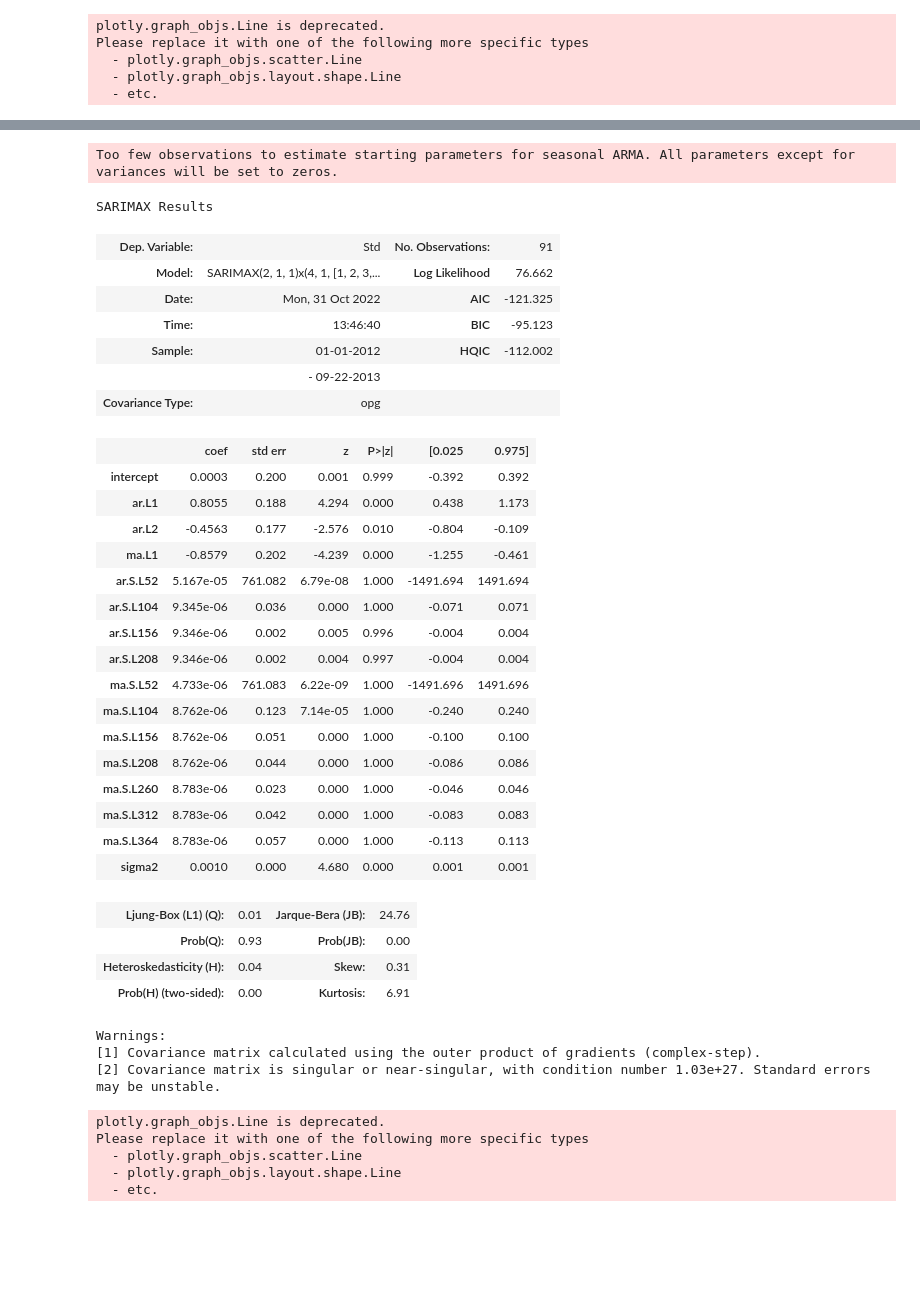
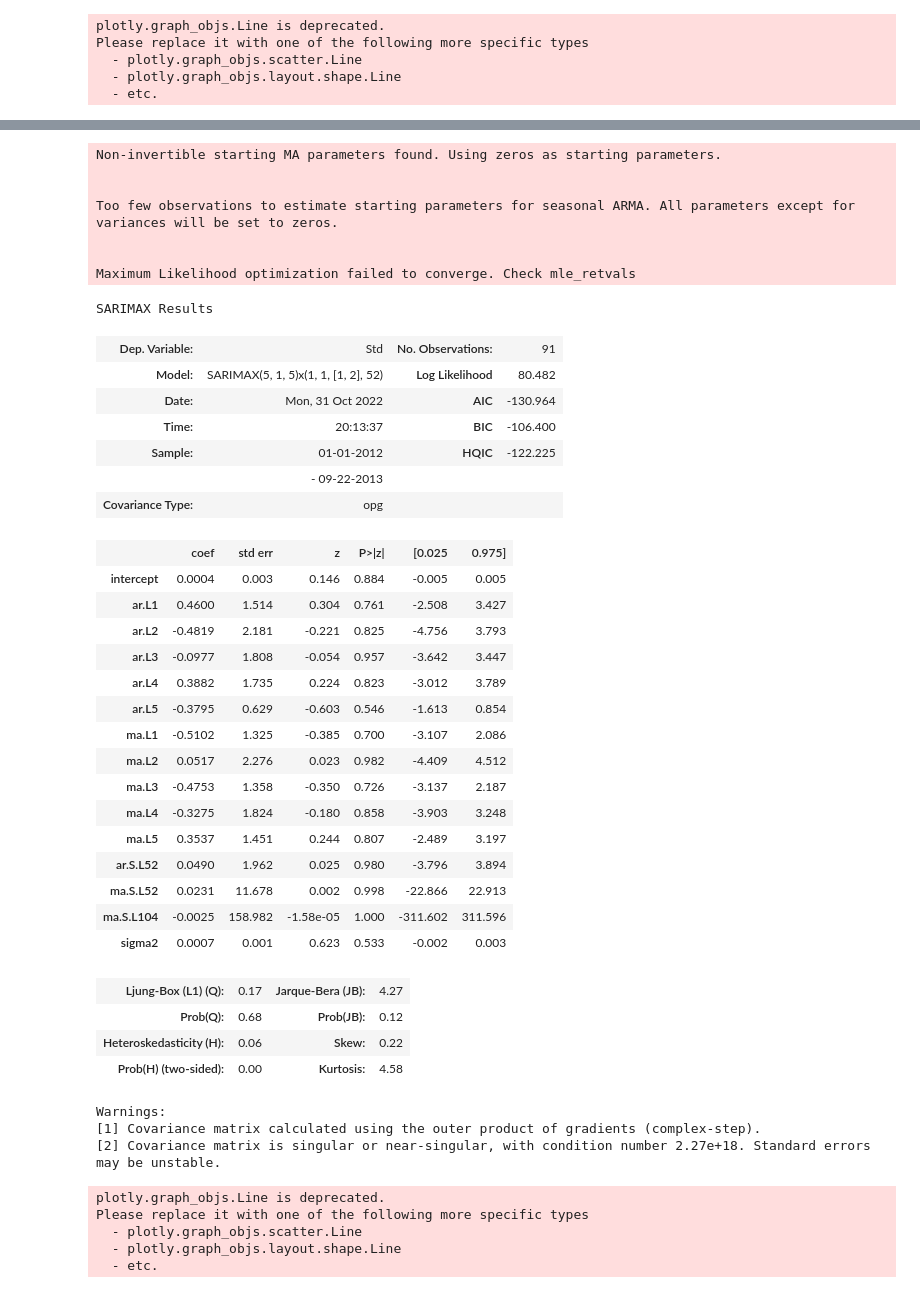
Before and after one commit to trihaovan/smart_meter_prediction, a Jupyter notebook: SARIMA.ipynb, the cells around one changed output, grey strips where cells are left out. Cells and saved outputs as stored; diff of their text form; code cells hidden in the pictures; blank space fills up the shorter version.

```diff
--- a/SARIMA.ipynb
+++ b/SARIMA.ipynb
@@ -128,45 +128,50 @@ plt.show()
 # %%
 Std_test = wks_df['Std'].tail(round(0.2*wks_df["Std"].count()))
-Std_train = wks_df['Std'].loc[wks_df.index < ToU_test.index[0]]
+Std_train = wks_df['Std'].loc[wks_df.index < Std_test.index[0]]
 # %%
 from statsmodels.tsa.statespace.sarimax import SARIMAX
 
-SARIMA_Std = SARIMAX(Std_train, order=(6, 1, 1), seasonal_order = (4,1,7,52), trend="c")
+SARIMA_Std = SARIMAX(Std_train, order=(5, 1, 5), seasonal_order = (1,1,2,52), trend="n")
 SARIMA_Std = SARIMA_Std.fit()
 
 SARIMA_Std.summary()
 # %% [output]
+Non-invertible starting MA parameters found. Using zeros as starting parameters.
+
+
 Too few observations to estimate starting parameters for seasonal ARMA. All parameters except for variances will be set to zeros.
+
+
+Maximum Likelihood optimization failed to converge. Check mle_retvals
 SARIMAX Results
 | Dep. Variable: | Std | No. Observations: | 91 |
-| Model: | SARIMAX(2, 1, 1)x(4, 1, [1, 2, 3,... | Log Likelihood | 76.662 |
-| Date: | Mon, 31 Oct 2022 | AIC | -121.325 |
-| Time: | 13:46:40 | BIC | -95.123 |
-| Sample: | 01-01-2012 | HQIC | -112.002 |
+| Model: | SARIMAX(5, 1, 5)x(1, 1, [1, 2], 52) | Log Likelihood | 80.482 |
+| Date: | Mon, 31 Oct 2022 | AIC | -130.964 |
+| Time: | 20:13:37 | BIC | -106.400 |
+| Sample: | 01-01-2012 | HQIC | -122.225 |
 |  | - 09-22-2013 |  |  |
 | Covariance Type: | opg |  |  |
 |  | coef | std err | z | P>|z| | [0.025 | 0.975] |
-| intercept | 0.0003 | 0.200 | 0.001 | 0.999 | -0.392 | 0.392 |
-| ar.L1 | 0.8055 | 0.188 | 4.294 | 0.000 | 0.438 | 1.173 |
-| ar.L2 | -0.4563 | 0.177 | -2.576 | 0.010 | -0.804 | -0.109 |
-| ma.L1 | -0.8579 | 0.202 | -4.239 | 0.000 | -1.255 | -0.461 |
-| ar.S.L52 | 5.167e-05 | 761.082 | 6.79e-08 | 1.000 | -1491.694 | 1491.694 |
-| ar.S.L104 | 9.345e-06 | 0.036 | 0.000 | 1.000 | -0.071 | 0.071 |
-| ar.S.L156 | 9.346e-06 | 0.002 | 0.005 | 0.996 | -0.004 | 0.004 |
-| ar.S.L208 | 9.346e-06 | 0.002 | 0.004 | 0.997 | -0.004 | 0.004 |
-| ma.S.L52 | 4.733e-06 | 761.083 | 6.22e-09 | 1.000 | -1491.696 | 1491.696 |
-| ma.S.L104 | 8.762e-06 | 0.123 | 7.14e-05 | 1.000 | -0.240 | 0.240 |
-| ma.S.L156 | 8.762e-06 | 0.051 | 0.000 | 1.000 | -0.100 | 0.100 |
-| ma.S.L208 | 8.762e-06 | 0.044 | 0.000 | 1.000 | -0.086 | 0.086 |
-| ma.S.L260 | 8.783e-06 | 0.023 | 0.000 | 1.000 | -0.046 | 0.046 |
-| ma.S.L312 | 8.783e-06 | 0.042 | 0.000 | 1.000 | -0.083 | 0.083 |
-| ma.S.L364 | 8.783e-06 | 0.057 | 0.000 | 1.000 | -0.113 | 0.113 |
-| sigma2 | 0.0010 | 0.000 | 4.680 | 0.000 | 0.001 | 0.001 |
+| intercept | 0.0004 | 0.003 | 0.146 | 0.884 | -0.005 | 0.005 |
+| ar.L1 | 0.4600 | 1.514 | 0.304 | 0.761 | -2.508 | 3.427 |
+| ar.L2 | -0.4819 | 2.181 | -0.221 | 0.825 | -4.756 | 3.793 |
+| ar.L3 | -0.0977 | 1.808 | -0.054 | 0.957 | -3.642 | 3.447 |
+| ar.L4 | 0.3882 | 1.735 | 0.224 | 0.823 | -3.012 | 3.789 |
+| ar.L5 | -0.3795 | 0.629 | -0.603 | 0.546 | -1.613 | 0.854 |
+| ma.L1 | -0.5102 | 1.325 | -0.385 | 0.700 | -3.107 | 2.086 |
+| ma.L2 | 0.0517 | 2.276 | 0.023 | 0.982 | -4.409 | 4.512 |
+| ma.L3 | -0.4753 | 1.358 | -0.350 | 0.726 | -3.137 | 2.187 |
+| ma.L4 | -0.3275 | 1.824 | -0.180 | 0.858 | -3.903 | 3.248 |
+| ma.L5 | 0.3537 | 1.451 | 0.244 | 0.807 | -2.489 | 3.197 |
+| ar.S.L52 | 0.0490 | 1.962 | 0.025 | 0.980 | -3.796 | 3.894 |
+| ma.S.L52 | 0.0231 | 11.678 | 0.002 | 0.998 | -22.866 | 22.913 |
+| ma.S.L104 | -0.0025 | 158.982 | -1.58e-05 | 1.000 | -311.602 | 311.596 |
+| sigma2 | 0.0007 | 0.001 | 0.623 | 0.533 | -0.002 | 0.003 |
-| Ljung-Box (L1) (Q): | 0.01 | Jarque-Bera (JB): | 24.76 |
-| Prob(Q): | 0.93 | Prob(JB): | 0.00 |
-| Heteroskedasticity (H): | 0.04 | Skew: | 0.31 |
-| Prob(H) (two-sided): | 0.00 | Kurtosis: | 6.91 |
+| Ljung-Box (L1) (Q): | 0.17 | Jarque-Bera (JB): | 4.27 |
+| Prob(Q): | 0.68 | Prob(JB): | 0.12 |
+| Heteroskedasticity (H): | 0.06 | Skew: | 0.22 |
+| Prob(H) (two-sided): | 0.00 | Kurtosis: | 4.58 |
 Warnings:
 [1] Covariance matrix calculated using the outer product of gradients (complex-step).
-[2] Covariance matrix is singular or near-singular, with condition number 1.03e+27. Standard errors may be unstable.
+[2] Covariance matrix is singular or near-singular, with condition number 2.27e+18. Standard errors may be unstable.
 # %%
```
Also changed, not shown: parts of 14 cells of this notebook, 3 other files.
